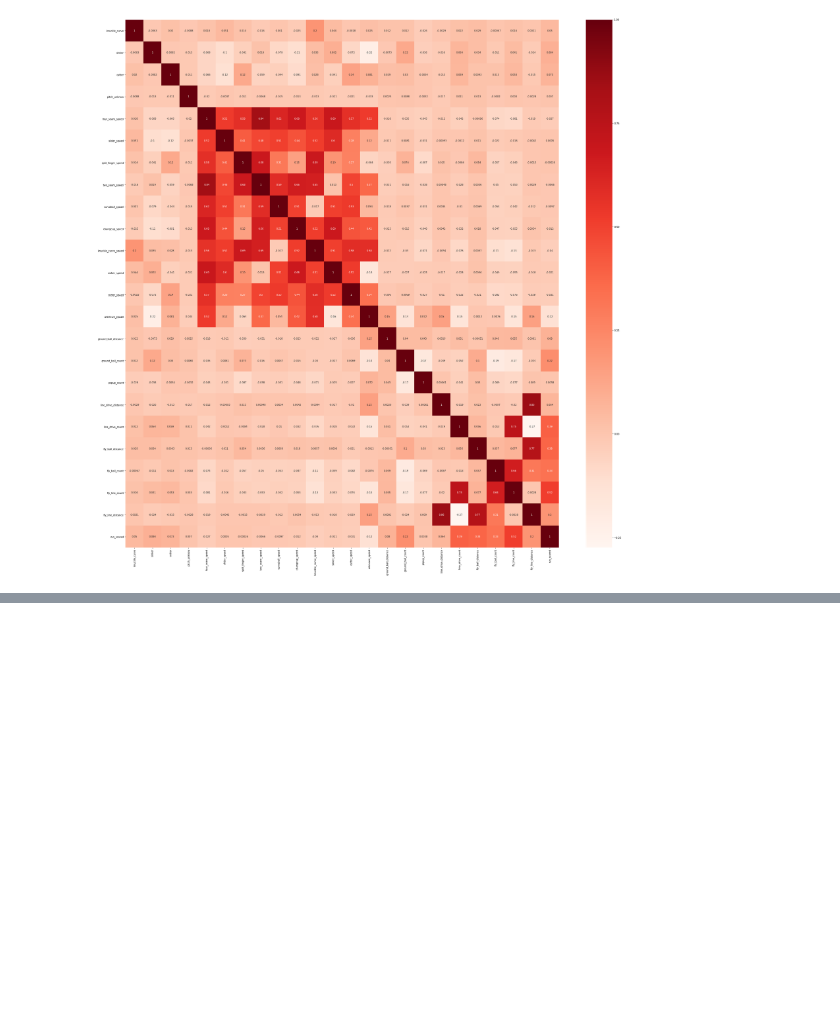
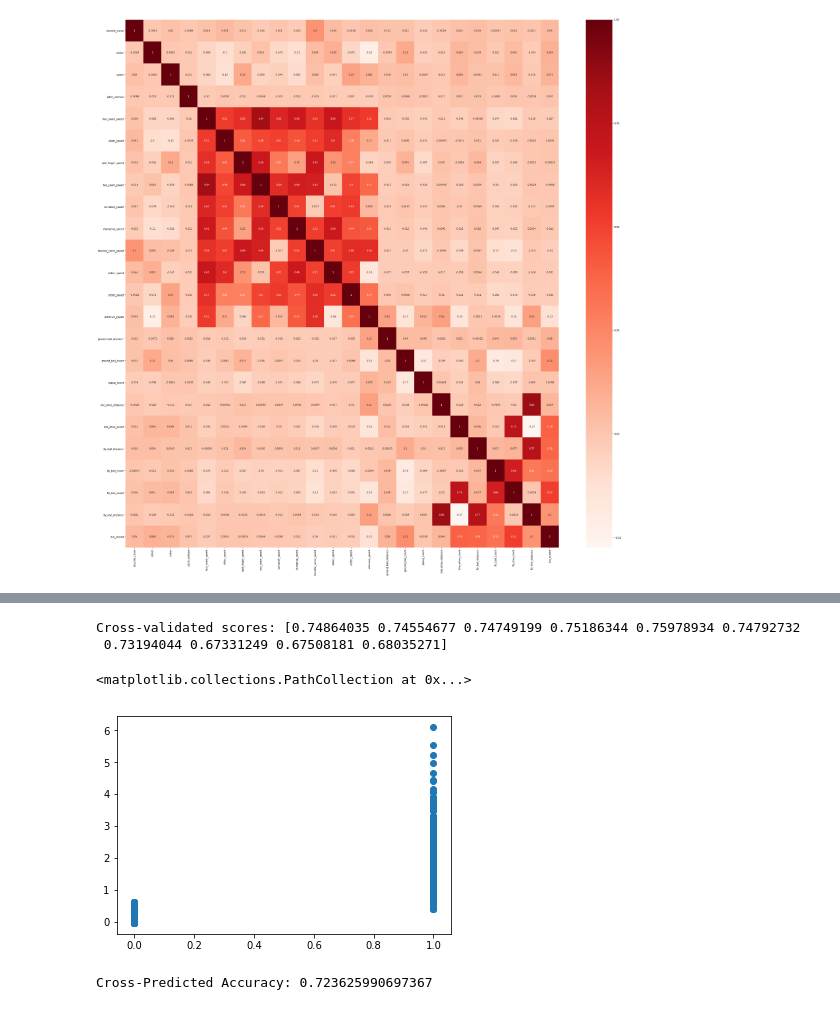
Before and after one commit to bbroeking/TREA, a Jupyter notebook: feature_selection/FeatureSelection.ipynb, the cells around one changed output, grey strips where cells are left out. Saved outputs shown, nothing was run; the diff lists cells and outputs as text; code cells hidden in the pictures; blank space fills up the shorter version.

```diff
--- a/feature_selection/FeatureSelection.ipynb
+++ b/feature_selection/FeatureSelection.ipynb
@@ -46,0 +219,8 @@ plt.show()
+# %%
+X=X[['est_ba',
+ 'est_woba',
+ 'scoring_plays',
+ 'strikeout',
+ 'double',
+ 'triple',
+ 'home_run']]
@@ -46,0 +293,20 @@ plt.show()
+# %%
+from sklearn.model_selection import cross_val_score, cross_val_predict
+from sklearn import metrics
+
+scores = cross_val_score(model, X, y, cv=10)
+print("Cross-validated scores:", scores)
+# %% [output]
+Cross-validated scores: [0.74864035 0.74554677 0.74749199 0.75186344 0.75978934 0.74792732
+ 0.73194044 0.67331249 0.67508181 0.68035271]
+# %%
+predictions = cross_val_predict(model, X, y, cv=6)
+plt.scatter(y, predictions)
+# %% [output]
+<matplotlib.collections.PathCollection at 0x...>
+[figure, added]
+# %%
+accuracy = metrics.r2_score(y, predictions)
+print("Cross-Predicted Accuracy:", accuracy)
+# %% [output]
+Cross-Predicted Accuracy: 0.723625990697367
```
Also changed, not shown: parts of 21 cells of this notebook, 1 other file.
